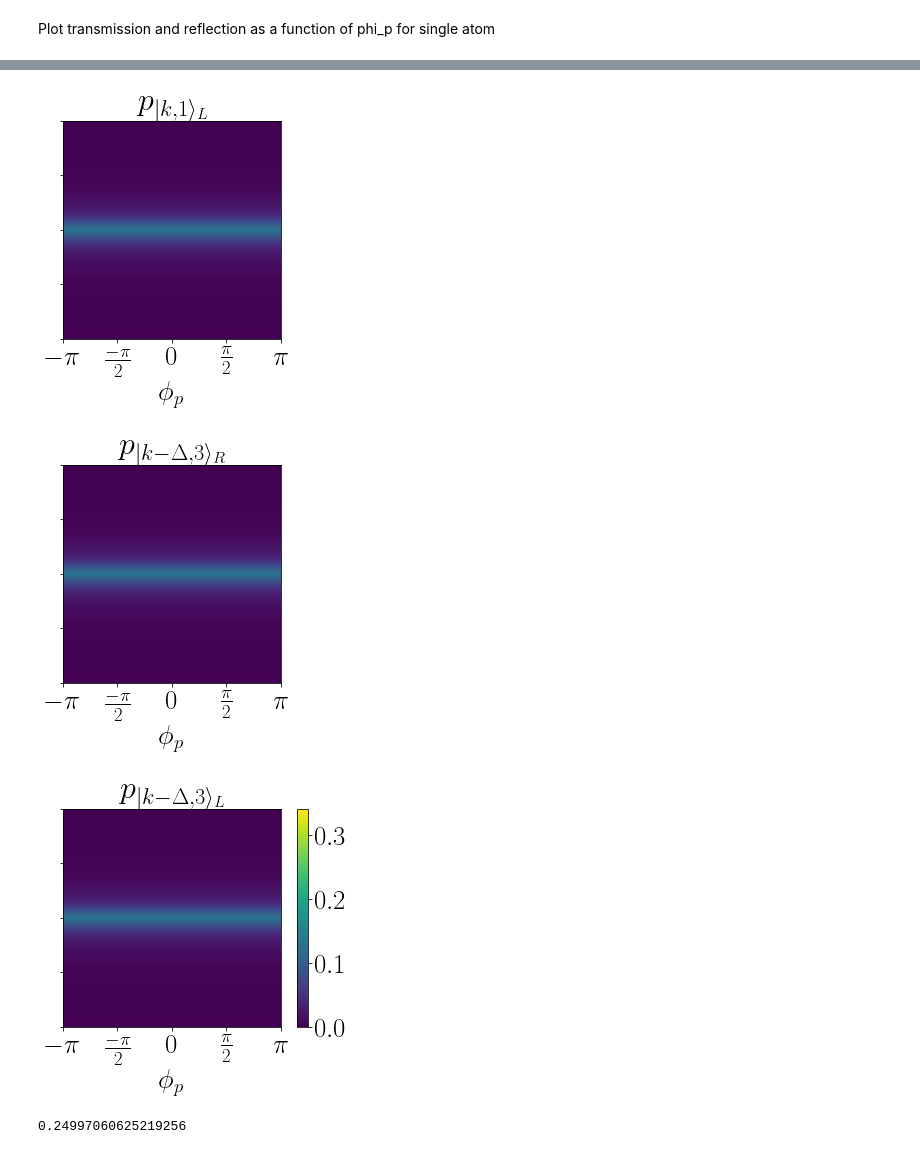
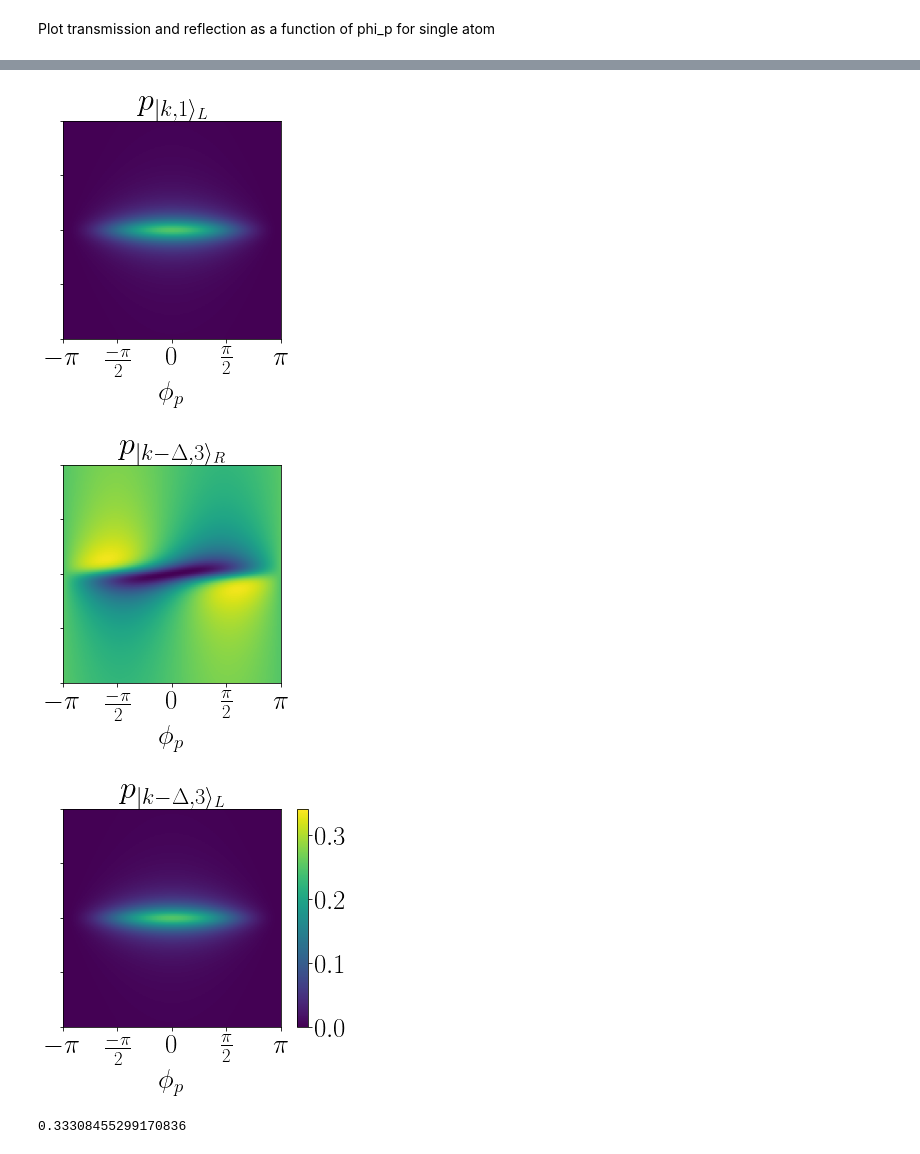
Before and after one commit to janetzhong/Three-Level-Waveguide-QED, a Jupyter notebook: Threelevel_singleatom_singlephoton_nondegenerate_twoway.ipynb, the cells around one changed output, grey strips where cells are left out. Drawn from its saved outputs; the diff is of its cells as text; code cells hidden in the pictures.

```diff
--- a/Threelevel_singleatom_singlephoton_nondegenerate_twoway.ipynb
+++ b/Threelevel_singleatom_singlephoton_nondegenerate_twoway.ipynb
@@ -398,9 +398,7 @@ g1 = 1
 g3 = 1
 A, B = 1/np.sqrt(2), 1/np.sqrt(2)
 C, D = 1/np.sqrt(2), 1/np.sqrt(2)
-A, B = 1, 0
-C, D = 1, 0
-phi_a = pi/4
+phi_a = 0
 
 
 # Define plot range
@@ -531,10 +529,10 @@ plt.show()
-[figure, old version]
+[figure, new version]
-[figure, old version]
+[figure, new version]
-[figure, old version]
+[figure, new version]
 # %%
 np.max(np.real(p_k_1R_array_allphi))
 # %% [output]
-0.24997060625219256
+0.33308455299170836
 # %%
 sum2Darray = np.array(p_k_1R_array_allphi) + np.array(p_k_1L_array_allphi) +\
 np.array(p_kmD_3R_array_allphi) + np.array(p_kmD_3L_array_allphi) +\
```
Also changed, not shown: parts of 6 cells of this notebook.
